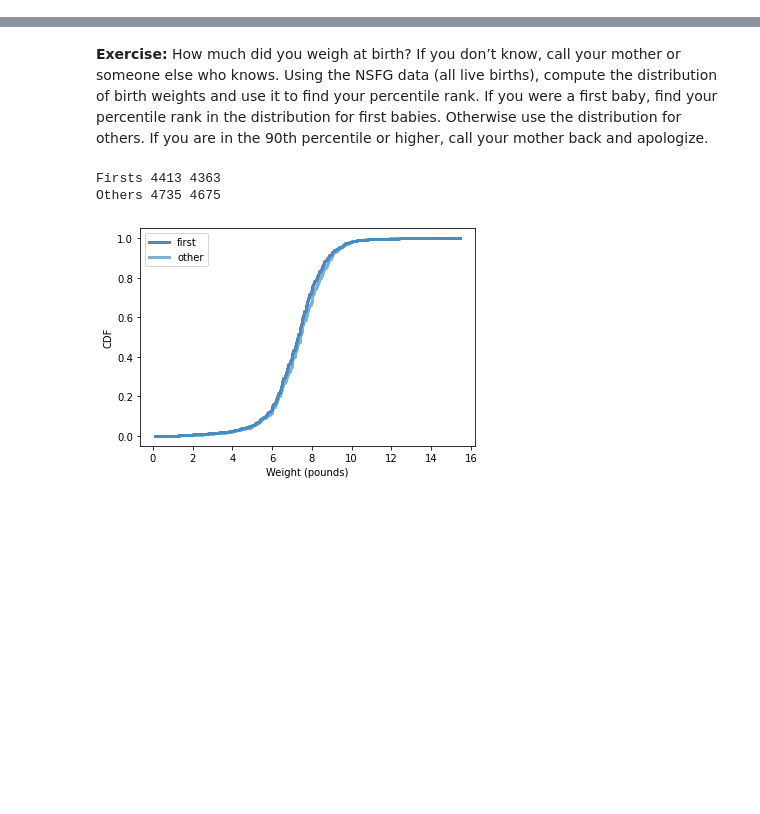
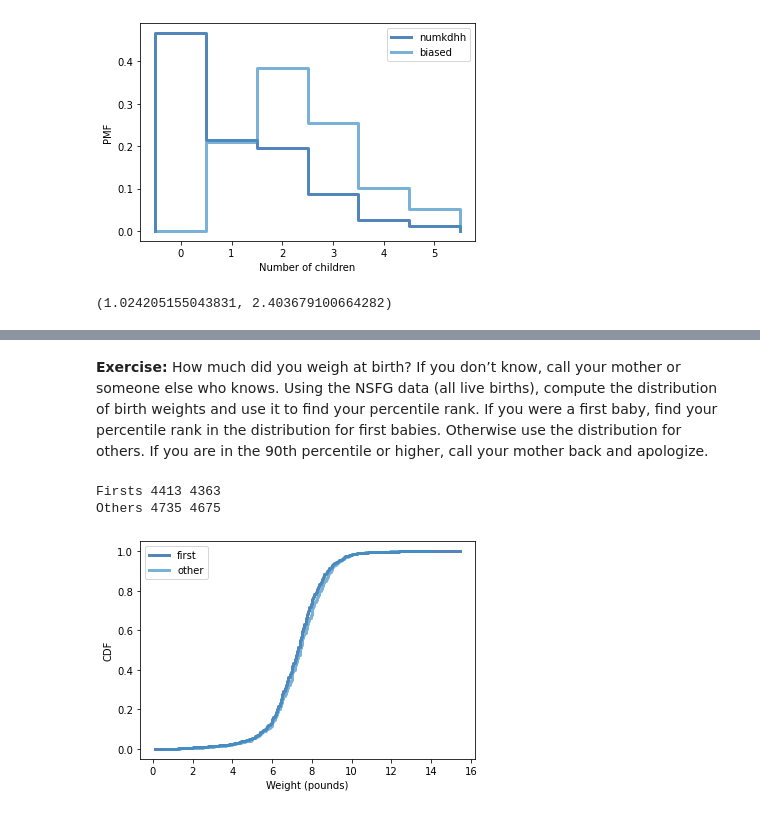
Before and after one commit to madhukarayachit/ThinkStats2, a Jupyter notebook: DSC530/Week4/Week4_Ayachit_Madhukar.ipynb, the cells around one changed output, grey strips where cells are left out. Saved outputs shown, nothing was run; the diff lists cells and outputs as text; code cells hidden in the pictures; blank space fills up the shorter version.

```diff
--- a/DSC530/Week4/Week4_Ayachit_Madhukar.ipynb
+++ b/DSC530/Week4/Week4_Ayachit_Madhukar.ipynb
@@ -7,0 +60,29 @@
+# %%
+# Function for BiasPmf
+
+def BiasPmf(pmf, label):
+    new_pmf = pmf.Copy(label=label)
+
+    for x, p in pmf.Items():
+        new_pmf.Mult(x, x)
+
+    new_pmf.Normalize()
+    return new_pmf
+# %%
+# biased pmf
+
+biased = BiasPmf(pmf, label='biased')
+# %%
+# Comparision plot
+
+thinkplot.PrePlot(2)
+thinkplot.Pmfs([pmf, biased])
+thinkplot.Config(xlabel='Number of children', ylabel='PMF')
+# %% [output]
+[figure, added]
+# %%
+# comparing both the means
+
+pmf.Mean() , biased.Mean()
+# %% [output]
+(1.024205155043831, 2.403679100664282)
```
Also changed, not shown: parts of 19 cells of this notebook.
